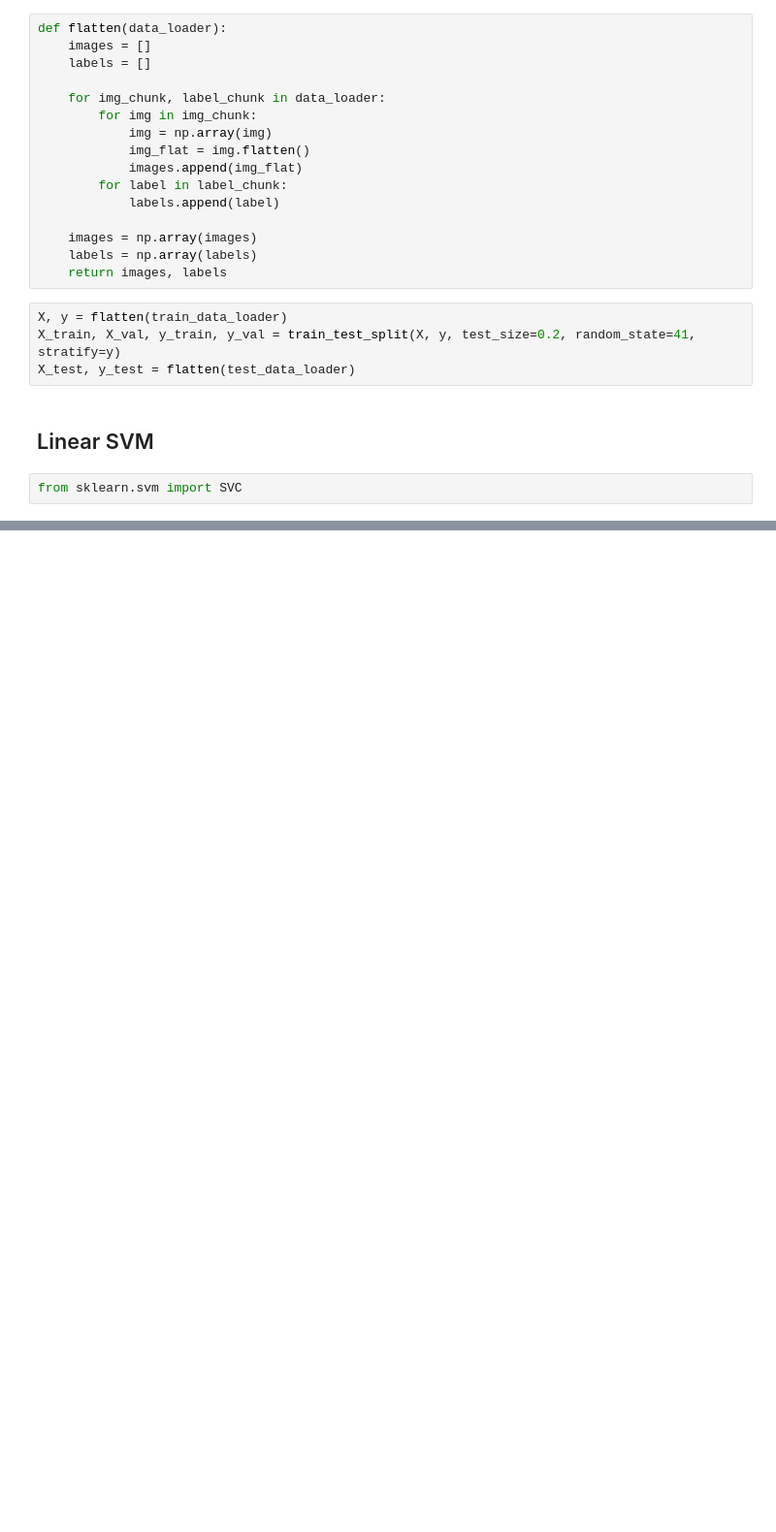
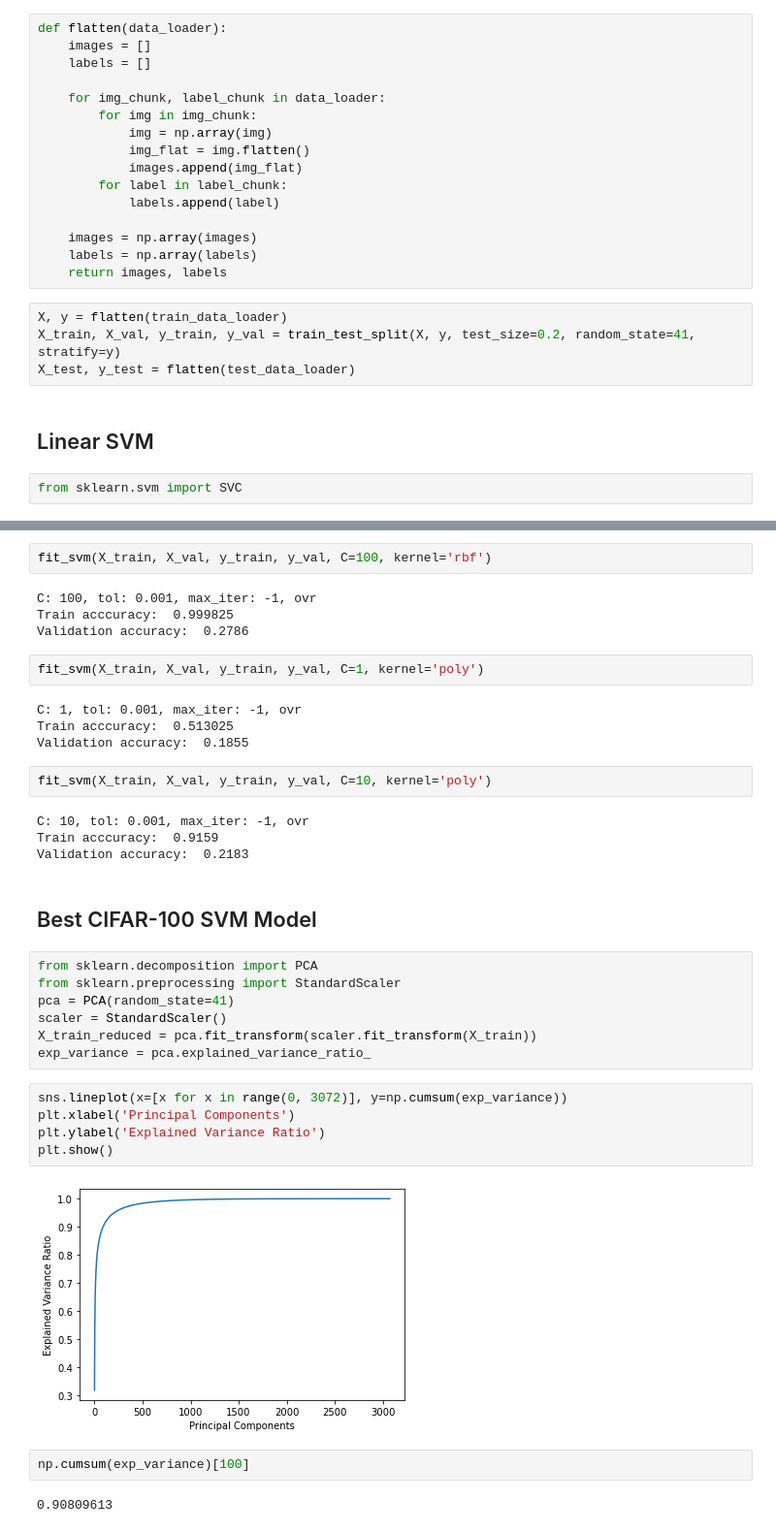
Before and after one commit to ncantalupa/CIFAR-100-Model-Training, a Jupyter notebook: svm.ipynb, the cells around one changed output, grey strips where cells are left out. Shown at 97% size. Drawn from its saved outputs; the diff is of its cells as text; blank space fills up the shorter version.

```diff
--- a/svm.ipynb
+++ b/svm.ipynb
@@ -98,0 +148,38 @@ print('Validation accuracy: ', val_accuracy)
+# %%
+fit_svm(X_train, X_val, y_train, y_val, C=100, kernel='rbf')
+# %% [output]
+C: 100, tol: 0.001, max_iter: -1, ovr
+Train acccuracy:  0.999825
+Validation accuracy:  0.2786
+# %%
+fit_svm(X_train, X_val, y_train, y_val, C=1, kernel='poly')
+# %% [output]
+C: 1, tol: 0.001, max_iter: -1, ovr
+Train acccuracy:  0.513025
+Validation accuracy:  0.1855
+# %%
+fit_svm(X_train, X_val, y_train, y_val, C=10, kernel='poly')
+# %% [output]
+C: 10, tol: 0.001, max_iter: -1, ovr
+Train acccuracy:  0.9159
+Validation accuracy:  0.2183
+# %% [markdown]
+## Best CIFAR-100 SVM Model
+# %%
+from sklearn.decomposition import PCA
+from sklearn.preprocessing import StandardScaler
+pca = PCA(random_state=41)
+scaler = StandardScaler()
+X_train_reduced = pca.fit_transform(scaler.fit_transform(X_train))
+exp_variance = pca.explained_variance_ratio_
+# %%
+sns.lineplot(x=[x for x in range(0, 3072)], y=np.cumsum(exp_variance))
+plt.xlabel('Principal Components')
+plt.ylabel('Explained Variance Ratio')
+plt.show()
+# %% [output]
+[figure, added]
+# %%
+np.cumsum(exp_variance)[100]
+# %% [output]
+0.90809613
```
Also changed, not shown: parts of 20 cells of this notebook, 2 other files.
